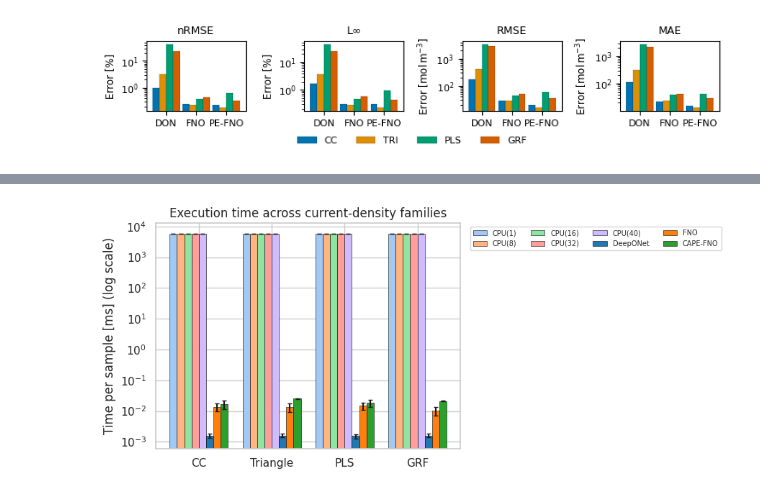
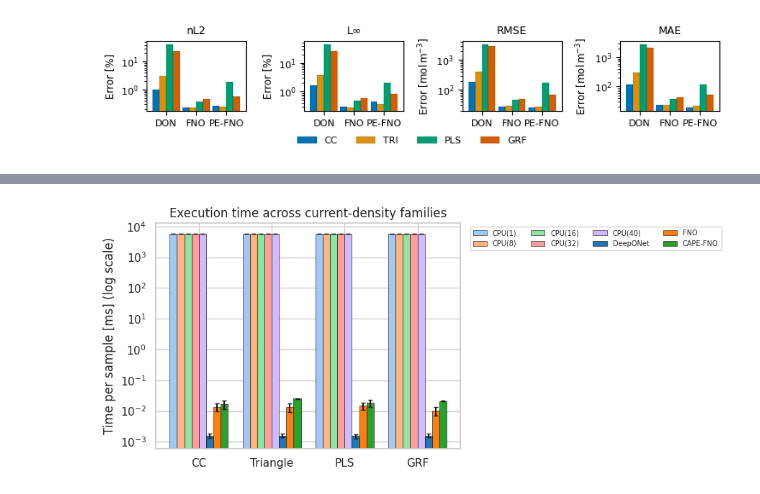
Before and after one commit to yingzai1/spm_neuraloperator, a Jupyter notebook: src/plot_error_metrics.ipynb, the cells around one changed output, grey strips where cells are left out. Drawn from its saved outputs; the diff is of its cells as text; code cells hidden in the pictures.

```diff
--- a/src/plot_error_metrics.ipynb
+++ b/src/plot_error_metrics.ipynb
@@ -10,106 +10,86 @@ models   = ['DON', 'FNO', 'PE-FNO']
 datasets = ['CC', 'TRI', 'PLS', 'GRF']          # colour groups
 
 metric_data = {
-    # Normalized RMSE / L2  [%]
-    'nRMSE': np.array([
-        [1.0158, 0.2389, 0.2303],
-        [3.1789, 0.2283, 0.1820],
-        [41.6482, 0.3803, 0.6457],
-        [23.9029, 0.4566, 0.3338],
+    # Normalised L2  [%]
+    'nL2': np.array([
+        [ 1.0158, 0.2389, 0.2660],   # CC
+        [ 3.1789, 0.2283, 0.2498],   # TRI
+        [41.6482, 0.3803, 1.8947],   # PLS
+        [23.9029, 0.4566, 0.5803],   # GRF
     ]),
     # L∞  [%]
     'L∞': np.array([
-        [ 1.6622, 0.3058, 0.3045],
-        [ 3.7067, 0.2738, 0.2260],
-        [44.3150, 0.4677, 0.9520],
-        [26.0170, 0.5693, 0.4233],
+        [ 1.6622, 0.3058, 0.4404],
+        [ 3.7067, 0.2738, 0.3636],
+        [44.3150, 0.4677, 2.0326],
+        [26.0170, 0.5693, 0.8339],
     ]),
     # RMSE  [mol m⁻³]
     'RMSE': np.array([
-        [ 177.8572,   27.6904,   19.2686],
-        [ 405.3195,   28.0721,   15.8879],
-        [3334.5110,   44.7368,   59.9116],
-        [2833.6387,   50.4013,   35.2199],
+        [ 177.8572,   27.6904,   24.9477],
+        [ 405.3195,   28.0721,   26.6848],
+        [3334.5110,   44.7368,  173.6969],
+        [2833.6387,   50.4013,   66.2096],
     ]),
     # MAE  [mol m⁻³]
     'MAE': np.array([
-        [ 116.2145,  22.8781,  15.6812],
-        [ 306.8013,  23.2608,  13.2239],
-        [2713.8989,  38.0004,  41.9764],
-        [2120.9224,  42.8991,  28.5637],
+        [ 116.2145,  22.8781,  19.0116],
+        [ 306.8013,  23.2608,  21.5729],
+        [2713.8989,  38.0004, 113.5471],
+        [2120.9224,  42.8991,  52.6148],
     ])
 }
 
-
 # ────────────────────────────────────────────────────────────────
+# (everything that follows stays exactly the same)
 # Appearance settings
 pred_cols = sns.color_palette("colorblind", len(datasets))
 label_col = dict(zip(datasets, pred_cols))
 
-# 1.  FIGURE SIZE — keep width 190 mm but give it some height
 mm_to_in = 1 / 25.4
 fig_w = 190 * mm_to_in          # 7.48 in
-fig_h = fig_w * 0.2            # 45 % of width  → 3.37 in  (adjust to taste)
+fig_h = fig_w * 0.2             # 45 % of width  → 3.37 in
 
-fig, axs = plt.subplots(
-    1, 4, figsize=(fig_w, fig_h),
-    constrained_layout=True      # let MPL do the spacing
-)
+fig, axs = plt.subplots(1, 4, figsize=(fig_w, fig_h), constrained_layout=True)
 axs = axs.ravel()
 
-# ────────────────────────────────────────────────────────────────
 # 2.  BAR WIDTHS — fill ~90 % of each model slot
-cluster_frac = 0.9                      # 1.0 → bars touch neighbouring cluster
+cluster_frac = 0.9
 bar_width = cluster_frac / len(datasets)
-offsets = (np.arange(len(datasets)) -
-           (len(datasets) - 1) / 2) * bar_width
+offsets = (np.arange(len(datasets)) - (len(datasets) - 1) / 2) * bar_width
 
 for ax, (metric_name, values) in zip(axs, metric_data.items()):
     x = np.arange(len(models))
-
-    # grouped bars
     for i, ds in enumerate(datasets):
         ax.bar(x + offsets[i], values[i],
-               width=bar_width,
-               color=label_col[ds],
+               width=bar_width, color=label_col[ds],
                edgecolor='black', linewidth=0.1,
                label=ds if ax is axs[0] else "_nolegend_")
 
-    # cosmetics ---------------------------------------------------
     ax.set_xticks(x)
-    ax.set_xticklabels(models, fontsize=8)       # tick labels size
-    ax.tick_params(axis='y', labelsize=8)        # y-tick labels size
+    ax.set_xticklabels(models, fontsize=8)
+    ax.tick_params(axis='y', labelsize=8)
 
-    if metric_name in ['nRMSE', 'L∞']:
-        ax.set_ylabel(r'Error [%]',  fontsize=8.5)
-        # 2️⃣  Tell matplotlib to format those ticks with no decimals
-    if metric_name in ['RMSE', 'MAE']:
+    if metric_name in ['nL2', 'L∞']:
+        ax.set_ylabel(r'Error [%]', fontsize=8.5)
+    else:                       # RMSE & MAE
         ax.set_ylabel(r'Error [$\mathrm{mol\,m^{-3}}$]', fontsize=8.5)
 
     ax.set_yscale('log')
+    ax.set_title(metric_name, fontsize=9)
+    ax.margins(x=0.07)
 
-    ax.set_title(metric_name, fontsize=9)
-    ax.margins(x=0.07)                           # breathing-room
+# Shared legend
+handles, labels = axs[0].get_legend_handles_labels()
+fig.legend(handles, labels, loc='lower center',
+           ncol=len(datasets), frameon=False, fontsize=8,
+           bbox_to_anchor=(0.5, -0.1))
 
-# ────────────────────────────────────────────────────────────────
-# One shared legend centred below everything
-# 3.  LEGEND & LABEL ALIGNMENT
-handles, labels = axs[0].get_legend_handles_labels()
-fig.legend(handles, labels,
-           loc='lower center', ncol=len(datasets),
-           frameon=False, fontsize=8,
-           bbox_to_anchor=(0.5, -0.1))   # pull legend up a little
-
-# fig.align_ylabels(axs)    # keeps the y-labels flush left
-
-# leave space at the bottom for the legend
 fig.tight_layout()
-# fig.align_ylabels()
-fig.savefig('error_metrics_comparison_con2.svg', dpi=1200, bbox_inches='tight')
-
-plt.show()  # or plt.close() to not display the figure
+fig.savefig('error_metrics_comparison_con12.svg', dpi=1200, bbox_inches='tight')
+plt.show()
 # %% [output]
-[figure, old version]
+[figure, new version]
 # %%
 import matplotlib.pyplot as plt
 import numpy as np
```
Also changed, not shown: parts of 1 cell of this notebook, 13 other files.
